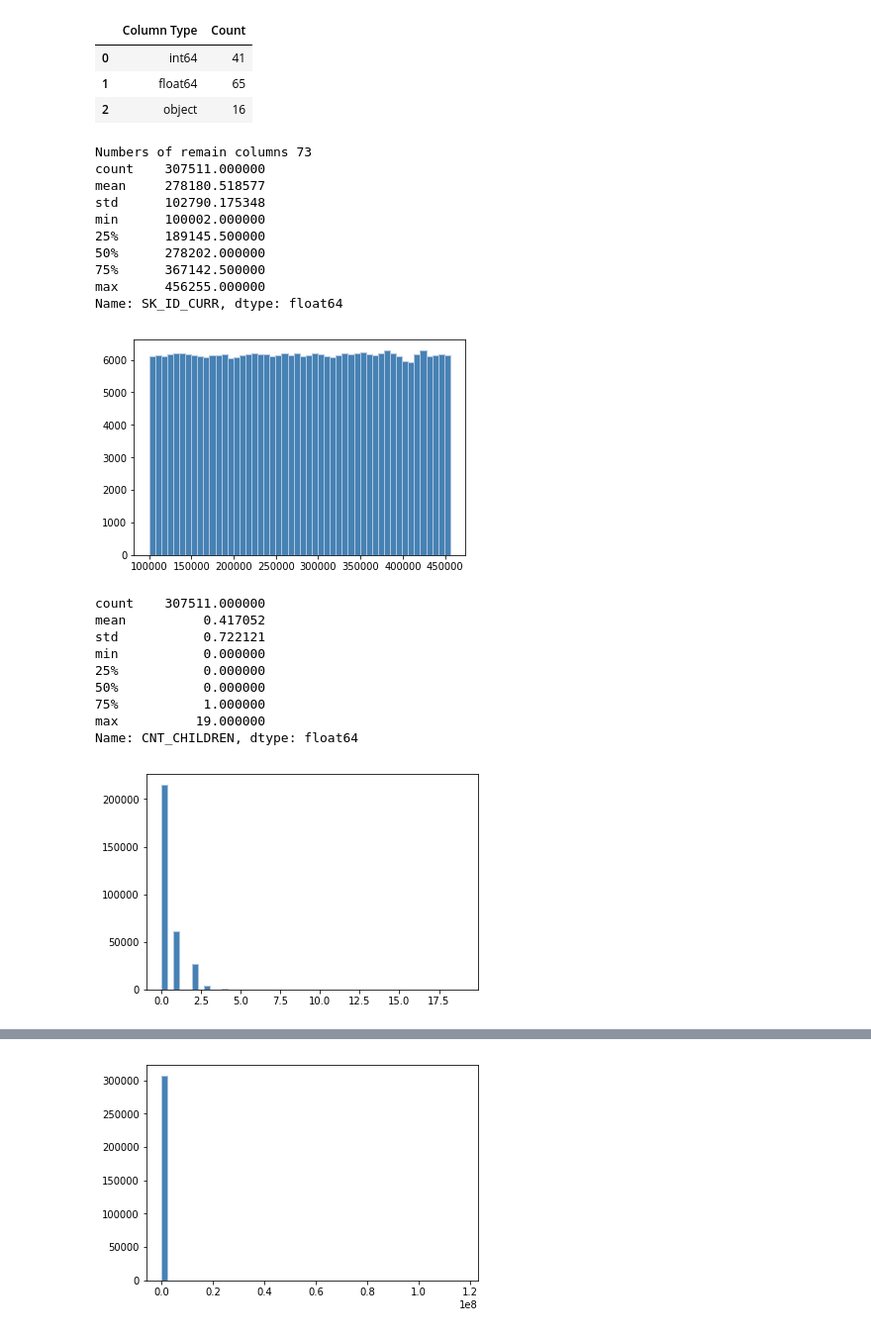
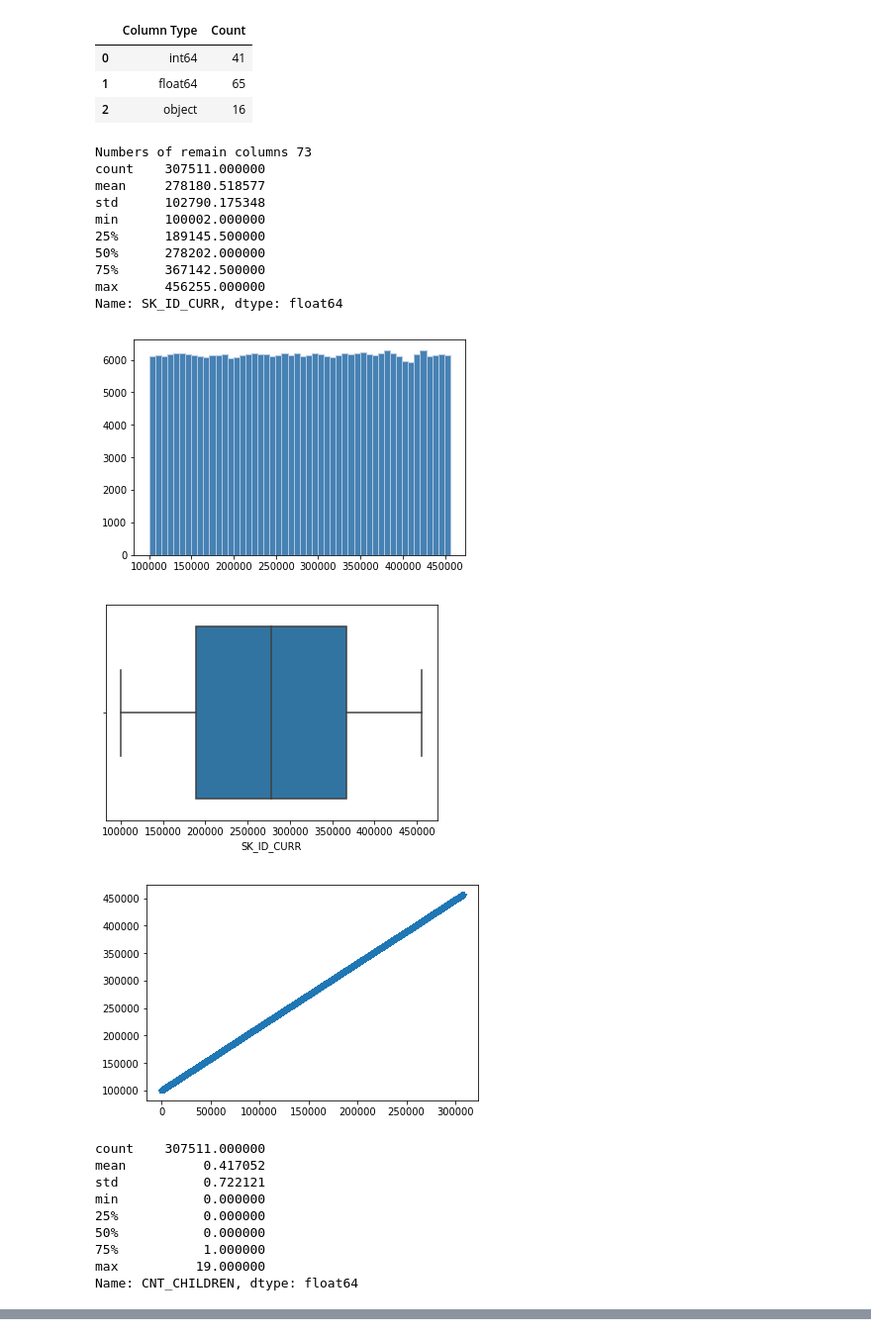
Before and after one commit to selenabuy/4-th-ML100Days, a Jupyter notebook: homework/Day_009_HW.ipynb, the cells around one changed output, grey strips where cells are left out. Shown at 99% size. Cells and saved outputs as stored; diff of their text form; code cells hidden in the pictures.

```diff
--- a/homework/Day_009_HW.ipynb
+++ b/homework/Day_009_HW.ipynb
@@ -53,33 +55,39 @@ for dtype, feature in zip(app_train.dtypes, app_train.columns):
     elif dtype == 'int64':
         numeric_columns.append(feature)
 
 
 
 # 再把只有 2 值 (通常是 0,1) 的欄位去掉
 numeric_columns = list(app_train[numeric_columns].columns[list(app_train[numeric_columns].apply(lambda x:len(x.unique())!=2 ))])
 print("Numbers of remain columns %s" % (len(numeric_columns)))
 
 
 # 檢視這些欄位的數值範圍
 for col in numeric_columns:
     """
     Your CODE HERE, make the box plot
     """
     print(app_train[col].describe())
     plt.hist(app_train[col], bins=50, color='SteelBlue', edgecolor="LightSteelBlue")
     plt.show()
+    sns.boxplot(x=app_train[col])
+    plt.show()
+    plt.plot(app_train[col],'*')
+    plt.show()
 # %% [output]
 Numbers of remain columns 73
 count    307511.000000
 mean     278180.518577
 std      102790.175348
 min      100002.000000
 25%      189145.500000
 50%      278202.000000
 75%      367142.500000
 max      456255.000000
 Name: SK_ID_CURR, dtype: float64
 [figure]
+[figure, new version]
+[figure, new version]
 count    307511.000000
 mean          0.417052
 std           0.722121
@@ -89,4 +97,3 @@ min           0.000000
 75%           1.000000
 max          19.000000
 Name: CNT_CHILDREN, dtype: float64
-[figure, old version]
@@ -99,4 +109,3 @@ min      2.565000e+04
 75%      2.025000e+05
 max      1.170000e+08
 Name: AMT_INCOME_TOTAL, dtype: float64
-[figure, old version]
```
Also changed, not shown: parts of 8 cells of this notebook.
